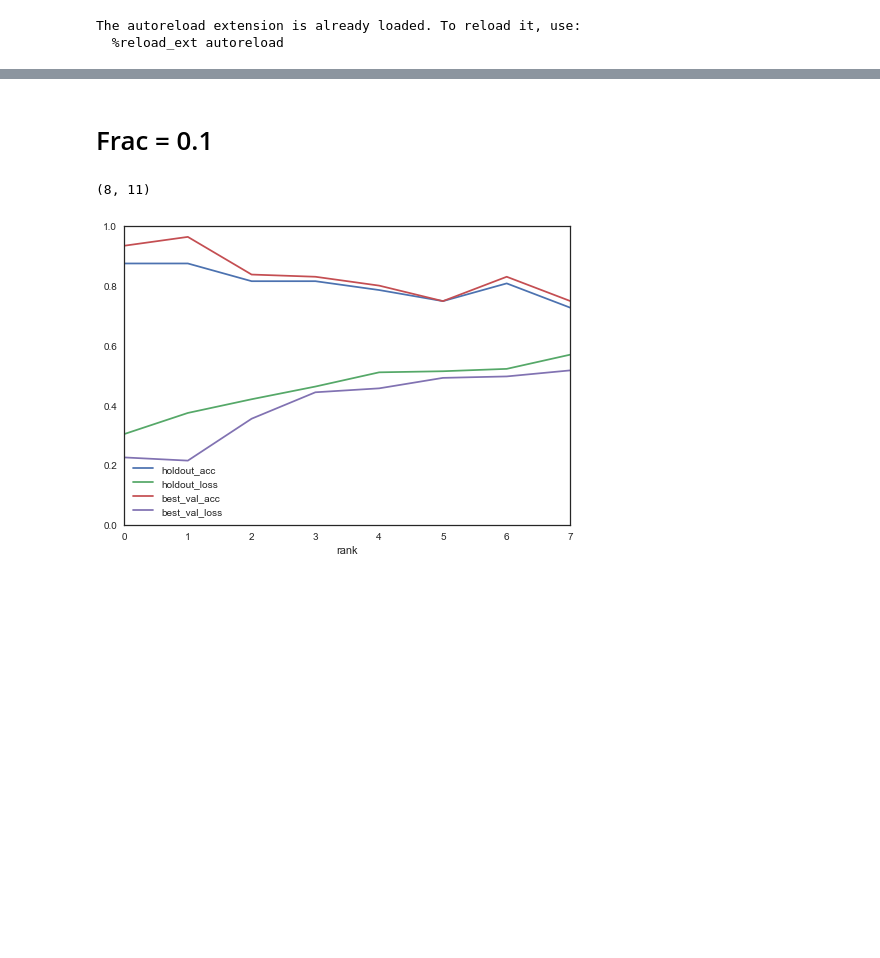
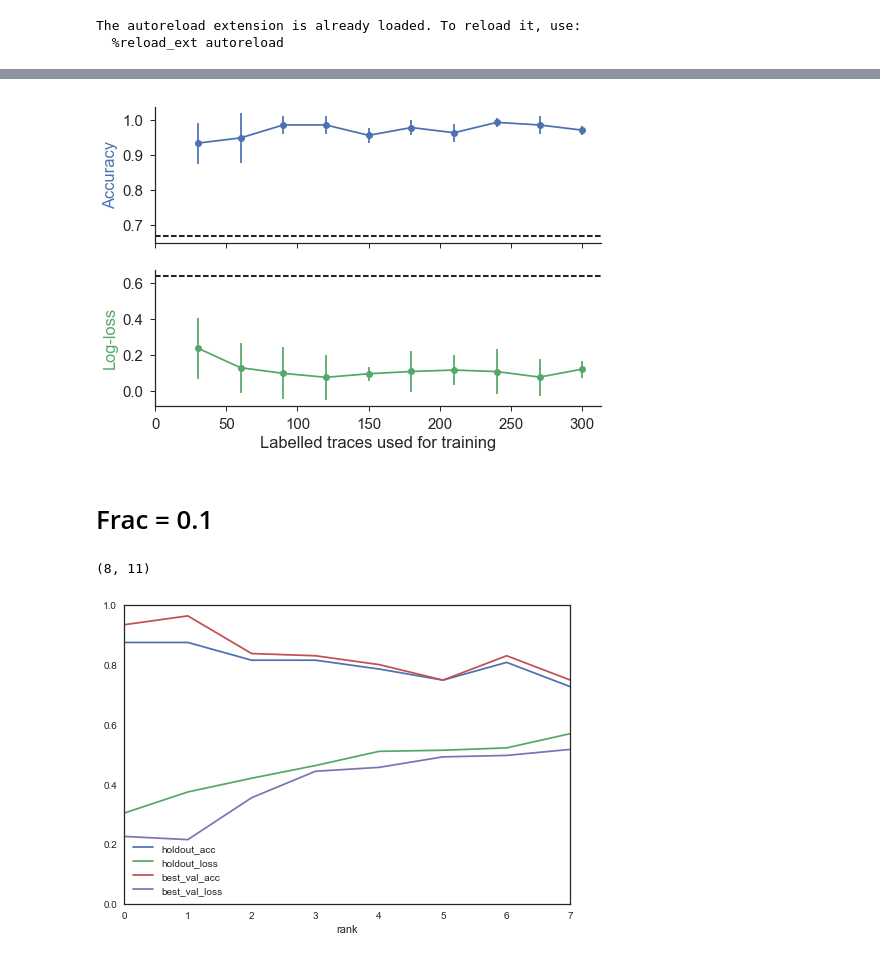
Before and after one commit to KPLauritzen/predict_bipy, a Jupyter notebook: notebooks/04-4K-training-fraction.ipynb, the cells around one changed output, grey strips where cells are left out. Cells and saved outputs as stored; diff of their text form; code cells hidden in the pictures; blank space fills up the shorter version.

```diff
--- a/notebooks/04-4K-training-fraction.ipynb
+++ b/notebooks/04-4K-training-fraction.ipynb
@@ -57,0 +78,8 @@ recurrent_unit_gru__n_nodes_10__extra_dense_False__upper_cutoff_0.1__lower_cutof
+# %%
+n_mol = 200.0
+n_tun = 100
+n_total = n_mol + n_tun
+p_mol = n_mol / n_total
+p_tun = 1.0 - p_mol
+loss = -p_mol * np.log(p_mol) - p_tun * np.log(p_tun)
+loss
@@ -67,3 +99,35 @@ plt.xlabel('Labelled traces used for training')
+# %%
+sns.set_style('white', {'xtick.major.size':5,'ytick.major.size':5, 'xtick.minor.size':5},)
+colors = sns.color_palette()
+
+f, (ax1, ax2) = plt.subplots(2,1)
+
+ax1.errorbar(n_train, accs, yerr=accs_std, fmt='o-', color=colors[0])
+xmin, xmax = ax1.get_xlim()
+ax1.hlines(p_mol, 0, xmax, linestyles='dashed')
+ax1.set_xlim([0, xmax])
+
+ax2.errorbar(n_train, losses, yerr=losses_std, fmt='o-', color=colors[1])
+xmin, xmax = ax2.get_xlim()
+ax2.hlines(loss, 0, xmax, linestyles='dashed')
+ax2.set_xlim([0, xmax])
+tkw = dict(size=4, width=1.5)
+
+ax1.set_ylabel('Accuracy')
+ax1.yaxis.label.set_color(colors[0])
+plt.setp(ax1.get_xticklabels(), visible=False)
+
+ax2.set_ylabel('Log-loss')
+ax2.yaxis.label.set_color(colors[1])
+
+ax2.set_xlabel('Labelled traces used for training')
+
+sns.despine()
+plt.savefig('../reports/figures/n_traces_used.pdf', bbox_inches='tight')
+plt.savefig('../reports/figures/n_traces_used.eps', bbox_inches='tight')
+plt.savefig('/Users/primdal/Dropbox/Uni/manuscripts/determine_structure/figs/n_traces_used.eps', bbox_inches='tight')
+# %% [output]
+[figure, added]
 # %% [markdown]
 # Frac = 0.1
 # %%
```
Also changed, not shown: parts of 14 cells of this notebook, 3 other files.
